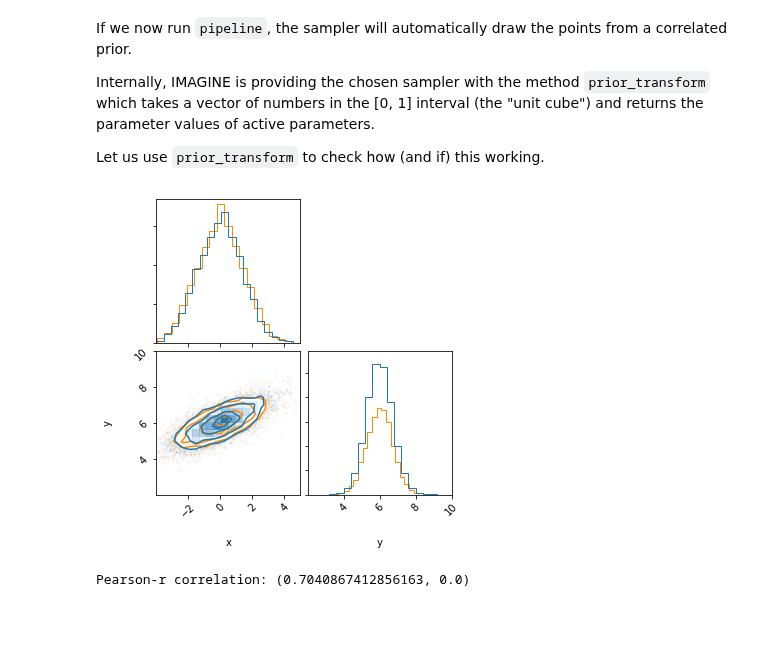
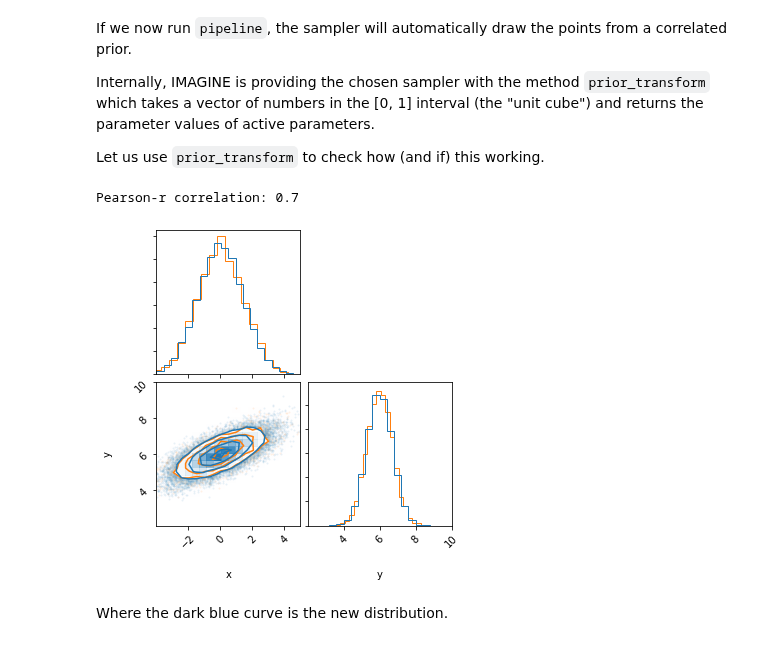
Before and after one commit to IMAGINE-Consortium/imagine, a Jupyter notebook: tutorials/tutorial_priors.ipynb, the cells around one changed output. Drawn from its saved outputs; the diff is of its cells as text; code cells hidden in the pictures; blank space fills up the shorter version.

Commit message:
New subsection in tutorial_priors Exemplifying custom prior correlations.

```diff
--- a/tutorials/tutorial_priors.ipynb
+++ b/tutorials/tutorial_priors.ipynb
@@ -164,13 +164,10 @@ Given two or more samples supplied to `CustomPrior`, IMAGINE is able to estimate
 # %%
 # Sets up the distribution object
 distr = scipy.stats.multivariate_normal(mean=[0, 6],
-                                        cov=[[2, 0.7],
-                                             [0.7, 0.5]]
-#                                         cov=[[2.0, 0.7],
-#                                              [0.7, 0.5]]
-                                       )
+                                        cov=[[2.0, 0.7],
+                                             [0.7, 0.5]])
 # Computes the samples and plots them
-samples = distr.rvs(5000)
-corner.corner(samples, range=[[-4,5],[2,10]], color='steelblue', labels=['x','y']);
-print('Pearson-r correlation:', scipy.stats.pearsonr(samples[:,0], samples[:,1])[0])
+samples = distr.rvs(25000)
+corner.corner(samples, range=[[-4,5],[2,10]], color='tab:blue', labels=['x','y']);
+print('Pearson-r correlation: {0:.1f}'.format(scipy.stats.pearsonr(samples[:,0], samples[:,1])[0]))
 # %% [output]
@@ -222,13 +219,13 @@ Let us use `prior_transform` to check how (and if) this working.
 # %%
 n = 5000
 a, b = np.random.sample(n), np.random.sample(n)
 X = pipeline.prior_transform(np.array([a,b]))
-fig =corner.corner(X.T, color='darkorange')
+fig =corner.corner(X.T, color='tab:orange',hist_kwargs={'density':True})
 corner.corner(samples, range=[[-4,5],[2,10]], color='tab:blue',
-              labels=['x','y'], fig=fig);
+              labels=['x','y'], hist_kwargs={'density':True}, fig=fig)
+print('Pearson-r correlation: {0:.1f}'.format(scipy.stats.pearsonr(X[0], X[1])[0]))
 # %% [output]
+Pearson-r correlation: 0.7
-[figure, old version]
+[figure, new version]
-# %%
-print('Pearson-r correlation:', scipy.stats.pearsonr(X[0], X[1]))
-# %% [output]
-Pearson-r correlation: (0.7040867412856163, 0.0)
+# %% [markdown]
+Where the dark blue curve is the new distribution.
```
Also changed, not shown: parts of 11 cells of this notebook.
